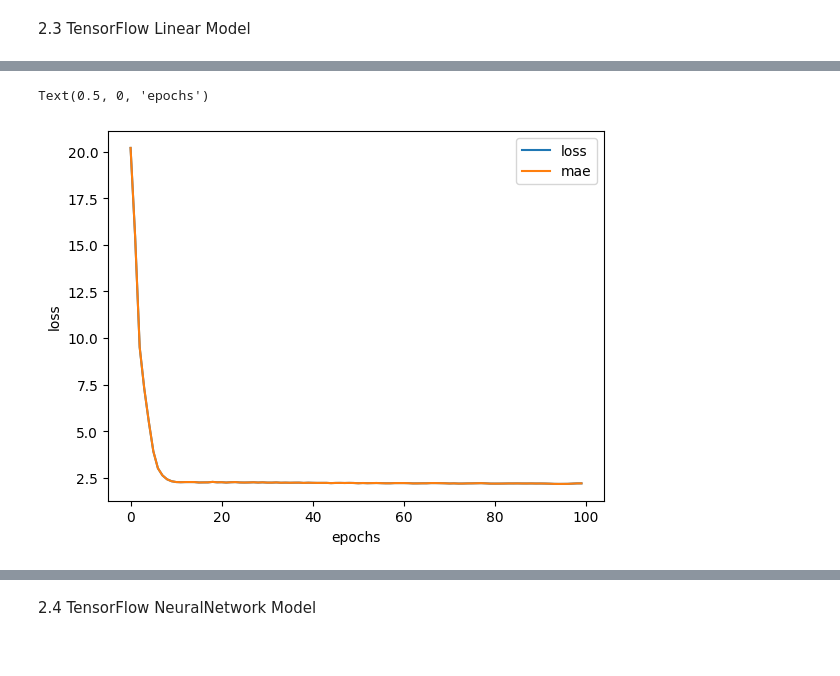
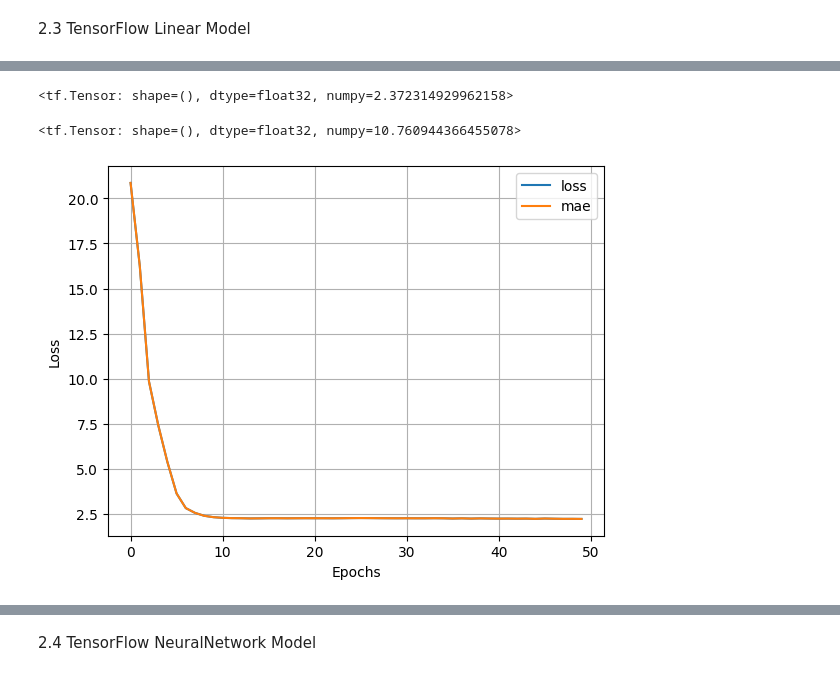
Before and after one commit to matcze/energy_efficient, a Jupyter notebook: energy_efficient.ipynb, the cells around one changed output, grey strips where cells are left out. Saved outputs shown, nothing was run; the diff lists cells and outputs as text; code cells hidden in the pictures.

Commit message:
tensor

```diff
--- a/energy_efficient.ipynb
+++ b/energy_efficient.ipynb
@@ -348,7 +352,7 @@ model_linear_tf = tf.keras.Sequential([
 
 model_linear_tf.compile(loss = tf.keras.losses.mae, optimizer= tf.keras.optimizers.Adam(), metrics=["mae"])
 
-history = model_linear_tf.fit(X_train, y_heating_train, epochs=100, verbose=0)
+history = model_linear_tf.fit(X_train, y_heating_train, epochs=50, verbose=0)
 # %%
 model_linear_tf.evaluate(X_test, y_heating_test)
 # %% [output]
@@ -357,7 +365,15 @@ model_linear_tf.evaluate(X_test, y_heating_test)
+# %%
+tf.keras.metrics.MeanAbsoluteError()(y_heating_test, tf.squeeze(y_heating_test_pred_tf_linear))
+# %% [output]
+<tf.Tensor: shape=(), dtype=float32, numpy=2.372314929962158>
+# %%
+tf.keras.metrics.MeanSquaredError()(y_heating_test, tf.squeeze(y_heating_test_pred_tf_linear))
+# %% [output]
+<tf.Tensor: shape=(), dtype=float32, numpy=10.760944366455078>
 # %%
 pd.DataFrame(history.history).plot()
-plt.ylabel("loss")
-plt.xlabel("epochs")
+plt.ylabel("Loss")
+plt.xlabel("Epochs")
+plt.grid(True)
 # %% [output]
-Text(0.5, 0, 'epochs')
-[figure, old version]
+[figure, new version]
```
Also changed, not shown: parts of 6 cells of this notebook.
